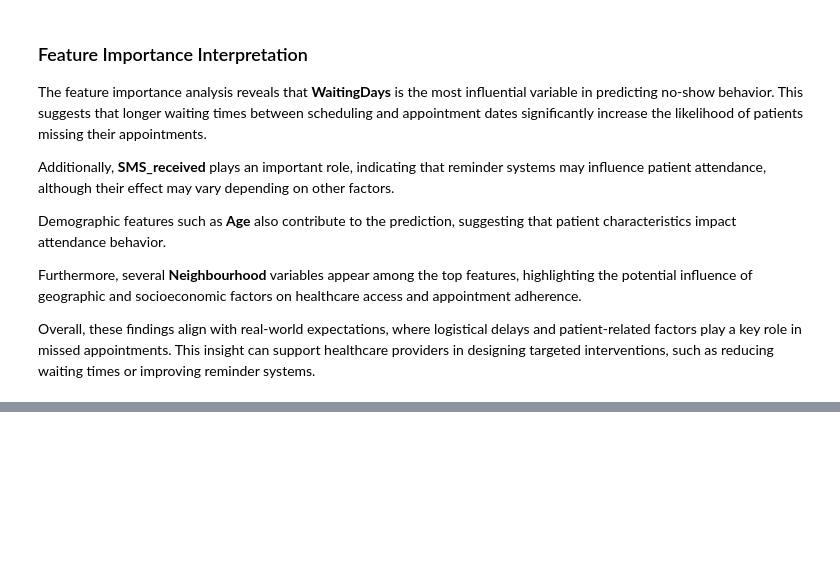
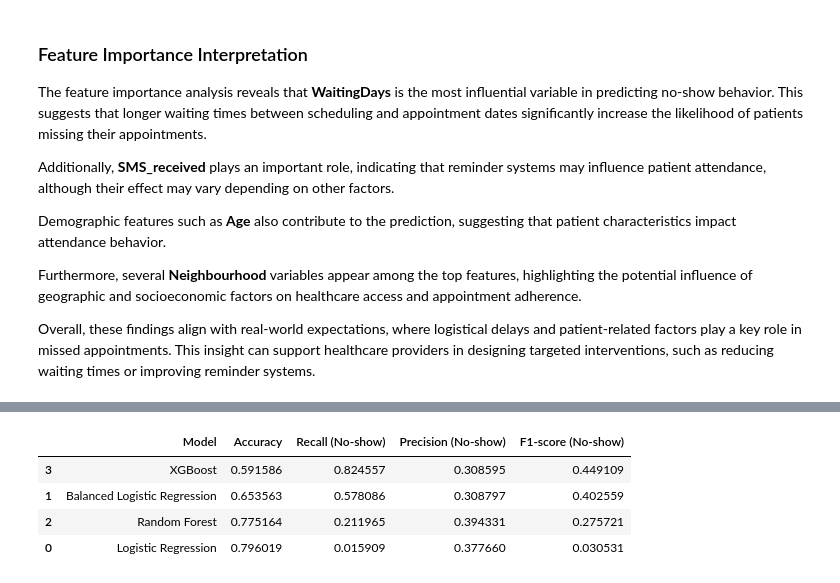
Before and after one commit to zeenah-bio/medical-appointment-no-show-prediction, a Jupyter notebook: NoShow_Project.ipynb, the cells around one changed output, grey strips where cells are left out. Saved outputs shown, nothing was run; the diff lists cells and outputs as text; code cells hidden in the pictures; blank space fills up the shorter version.

```diff
--- a/NoShow_Project.ipynb
+++ b/NoShow_Project.ipynb
@@ -894,0 +955,43 @@ Overall, the results highlight that accuracy alone is not sufficient for this ta
+# %%
+# Generate model comparison table programmatically
+model_comparison = pd.DataFrame([
+    {
+        "Model": "Logistic Regression",
+        "Accuracy": accuracy_score(y_test, y_pred),
+        "Recall (No-show)": recall_score(y_test, y_pred),
+        "Precision (No-show)": precision_score(y_test, y_pred),
+        "F1-score (No-show)": f1_score(y_test, y_pred),
+    },
+    {
+        "Model": "Balanced Logistic Regression",
+        "Accuracy": accuracy_score(y_test, y_pred_balanced),
+        "Recall (No-show)": recall_score(y_test, y_pred_balanced),
+        "Precision (No-show)": precision_score(y_test, y_pred_balanced),
+        "F1-score (No-show)": f1_score(y_test, y_pred_balanced),
+    },
+    {
+        "Model": "Random Forest",
+        "Accuracy": accuracy_score(y_test, y_pred_rf),
+        "Recall (No-show)": recall_score(y_test, y_pred_rf),
+        "Precision (No-show)": precision_score(y_test, y_pred_rf),
+        "F1-score (No-show)": f1_score(y_test, y_pred_rf),
+    },
+    {
+        "Model": "XGBoost",
+        "Accuracy": accuracy_score(y_test, y_pred_xgb),
+        "Recall (No-show)": recall_score(y_test, y_pred_xgb),
+        "Precision (No-show)": precision_score(y_test, y_pred_xgb),
+        "F1-score (No-show)": f1_score(y_test, y_pred_xgb),
+    }
+])
+
+# Optional: round values for cleaner presentation
+model_comparison = model_comparison.sort_values(by="Recall (No-show)", ascending=False)
+
+model_comparison
+# %% [output]
+|  | Model | Accuracy | Recall (No-show) | Precision (No-show) | F1-score (No-show) |
+| 3 | XGBoost | 0.591586 | 0.824557 | 0.308595 | 0.449109 |
+| 1 | Balanced Logistic Regression | 0.653563 | 0.578086 | 0.308797 | 0.402559 |
+| 2 | Random Forest | 0.775164 | 0.211965 | 0.394331 | 0.275721 |
+| 0 | Logistic Regression | 0.796019 | 0.015909 | 0.377660 | 0.030531 |
```
Also changed, not shown: parts of 30 cells of this notebook.
